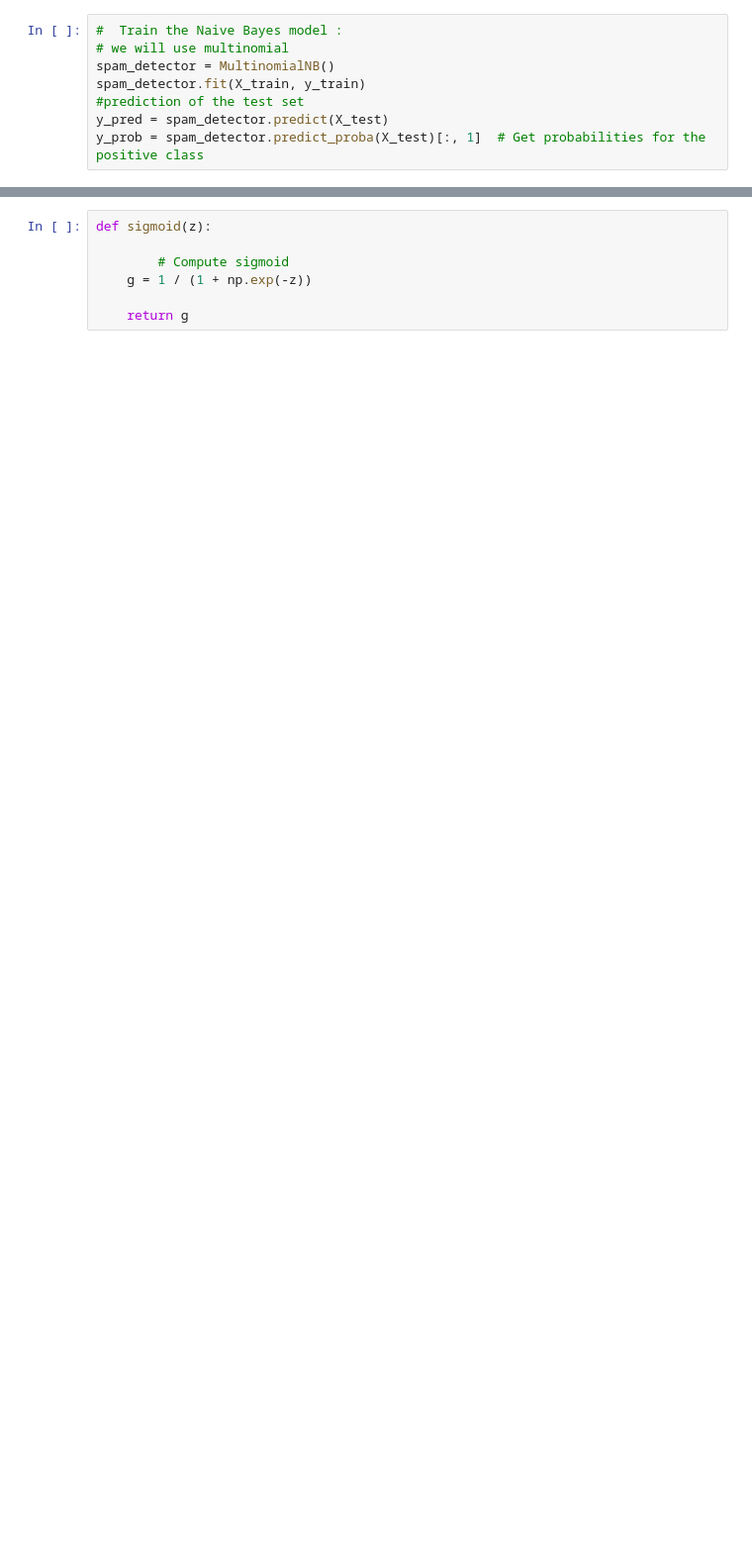
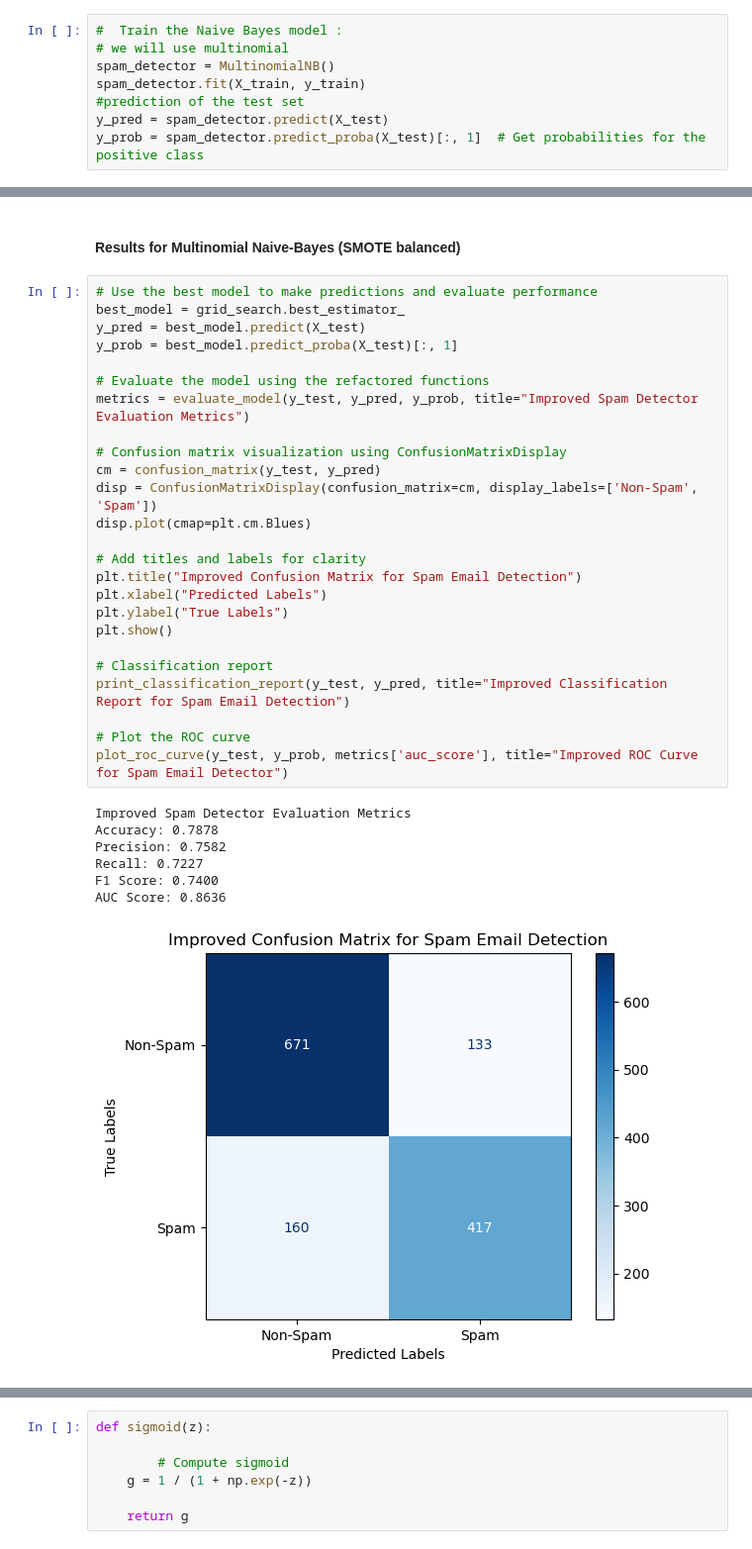
Before and after one commit to AyaCh21/Spam-Email, a Jupyter notebook: Test.ipynb, the cells around one changed output, grey strips where cells are left out. Shown at 99% size. Saved outputs shown, nothing was run; the diff lists cells and outputs as text; blank space fills up the shorter version.

```diff
--- a/Test.ipynb
+++ b/Test.ipynb
@@ -437,0 +446,35 @@ weighted avg       0.79      0.79      0.79      1381
+# %% [markdown]
+#### Results for Multinomial Naive-Bayes (SMOTE balanced)
+# %%
+# Use the best model to make predictions and evaluate performance
+best_model = grid_search.best_estimator_
+y_pred = best_model.predict(X_test)
+y_prob = best_model.predict_proba(X_test)[:, 1]
+
+# Evaluate the model using the refactored functions
+metrics = evaluate_model(y_test, y_pred, y_prob, title="Improved Spam Detector Evaluation Metrics")
+
+# Confusion matrix visualization using ConfusionMatrixDisplay
+cm = confusion_matrix(y_test, y_pred)
+disp = ConfusionMatrixDisplay(confusion_matrix=cm, display_labels=['Non-Spam', 'Spam'])
+disp.plot(cmap=plt.cm.Blues)
+
+# Add titles and labels for clarity
+plt.title("Improved Confusion Matrix for Spam Email Detection")
+plt.xlabel("Predicted Labels")
+plt.ylabel("True Labels")
+plt.show()
+
+# Classification report
+print_classification_report(y_test, y_pred, title="Improved Classification Report for Spam Email Detection")
+
+# Plot the ROC curve
+plot_roc_curve(y_test, y_prob, metrics['auc_score'], title="Improved ROC Curve for Spam Email Detector")
+# %% [output]
+Improved Spam Detector Evaluation Metrics
+Accuracy: 0.7878
+Precision: 0.7582
+Recall: 0.7227
+F1 Score: 0.7400
+AUC Score: 0.8636
+[figure, added]
```
Also changed, not shown: parts of 72 cells of this notebook.
